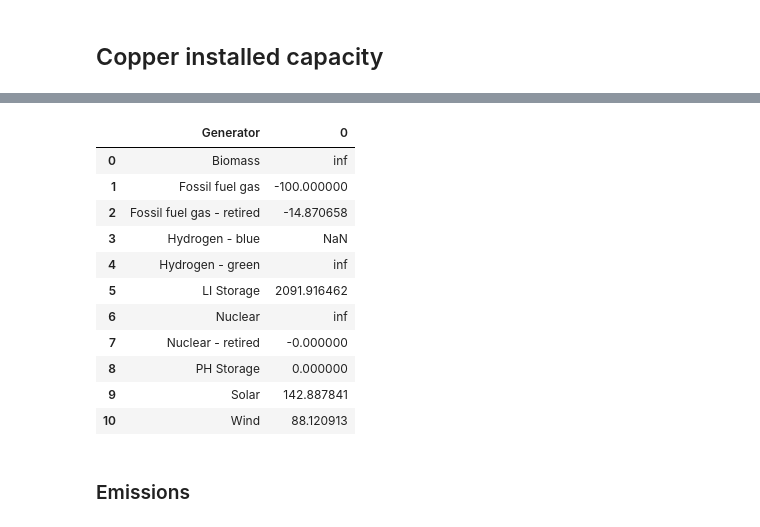
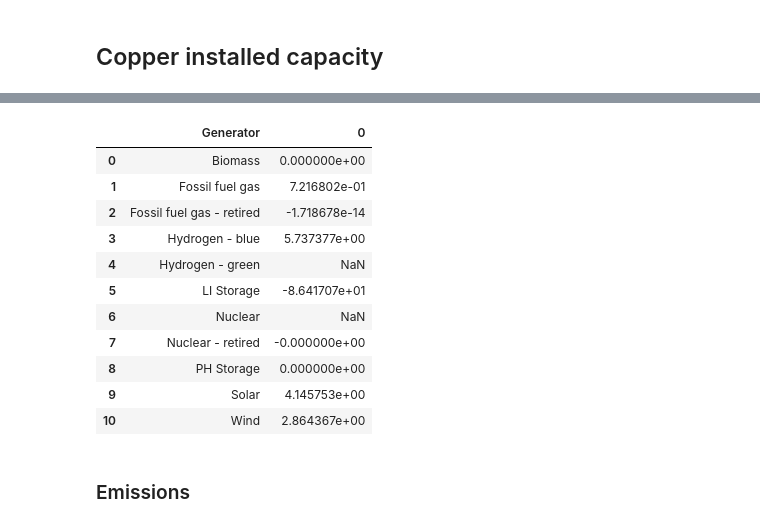
Before and after one commit to david-huck/canadopt, a Jupyter notebook: sandbox.ipynb, the cells around one changed output, grey strips where cells are left out. Drawn from its saved outputs; the diff is of its cells as text; code cells hidden in the pictures.

```diff
--- a/sandbox.ipynb
+++ b/sandbox.ipynb
@@ -116,7 +116,7 @@ def copper_result_dir(abm_result_dir: Path):
     return result_dirs[int(iteration)]
 
 abm_result_dirs = Path("results").iterdir()
-date = "202405"
+date = "20240510"
 abm_result_dirs = [d for d in abm_result_dirs if date in d.name]
 # abm_result_dirs
 result_df = pd.DataFrame(list([(d, copper_result_dir(d)) for d in sorted(abm_result_dirs)]), columns=["ABM path", "ESM path"])
@@ -154,16 +154,16 @@ result_df
 #         for f in path.rglob("*"):
 #             zf.write(f, f)
 # %%
-from zipfile import ZipFile
-from pathlib import Path
+# from zipfile import ZipFile
+# from pathlib import Path
 
-# unzip all the results
-filenames :list[str]= []
-with ZipFile("results_240508","r") as zf:
-    file_list = zf.filelist
-    for f in file_list:
-        fn = f.filename
-        zf.extract(f,)
-        filenames.append(fn)
+# # unzip all the results
+# filenames :list[str]= []
+# with ZipFile("results_240510.zip","r") as zf:
+#     file_list = zf.filelist
+#     for f in file_list:
+#         fn = f.filename
+#         zf.extract(f,)
+#         filenames.append(fn)
 # %% [markdown]
 ## ABM Adoption and energy demands
@@ -250,6 +289,7 @@ emission_dfs = []
 lcoh_dfs = []
 spendings_dfs = []
 retrofit_costs = []
+abm_agg_cost = []
 
 for scenario in result_df.Scenario.unique():
     # print(scenario,":", result_df.query(f"iteration==1 and Scenario=='{scenario}'"))
@@ -284,6 +324,9 @@ for scenario in result_df.Scenario.unique():
     total_spendings["scenario"] = scenario
     spendings_dfs.append(total_spendings)
 
+    abm_agg_annual_costs = abm_total_ann_cost(abm_res)
+    abm_agg_annual_costs["scenario"] = scenario
+    abm_agg_cost.append(abm_agg_annual_costs)
     retrofit_costs.append(get_scenario_retrofit_cost(abm_res))
 
 scenario_tech_shares = pd.concat(tech_share_dfs)
@@ -293,6 +336,7 @@ scenario_subsidies = pd.concat(subsidy_dfs)
 scenario_lcohs = pd.concat(lcoh_dfs)
 scenario_spendings = pd.concat(spendings_dfs)
 scenario_retrofit_costs = pd.concat(retrofit_costs)
+abm_agg_costs = pd.concat(abm_agg_cost)
 
-scenario_emissions.head()
+scenario_retrofit_costs.head()
 # %% [output]
@@ -893,18 +886,18 @@ cum_cap_df
 # %%
-((cum_cap_df["Rapid"] - cum_cap_df["BAU"])/cum_cap_df["BAU"]*100).reset_index()
+((cum_cap_df["CER+"] - cum_cap_df["CER"])/cum_cap_df["CER"]*100).reset_index()
 # %% [output]
 |  | Generator | 0 |
-| 0 | Biomass | inf |
-| 1 | Fossil fuel gas | -100.000000 |
-| 2 | Fossil fuel gas - retired | -14.870658 |
-| 3 | Hydrogen - blue | NaN |
-| 4 | Hydrogen - green | inf |
-| 5 | LI Storage | 2091.916462 |
-| 6 | Nuclear | inf |
-| 7 | Nuclear - retired | -0.000000 |
-| 8 | PH Storage | 0.000000 |
-| 9 | Solar | 142.887841 |
-| 10 | Wind | 88.120913 |
+| 0 | Biomass | 0.000000e+00 |
+| 1 | Fossil fuel gas | 7.216802e-01 |
+| 2 | Fossil fuel gas - retired | -1.718678e-14 |
+| 3 | Hydrogen - blue | 5.737377e+00 |
+| 4 | Hydrogen - green | NaN |
+| 5 | LI Storage | -8.641707e+01 |
+| 6 | Nuclear | NaN |
+| 7 | Nuclear - retired | -0.000000e+00 |
+| 8 | PH Storage | 0.000000e+00 |
+| 9 | Solar | 4.145753e+00 |
+| 10 | Wind | 2.864367e+00 |
 # %%
 from abetam.figures import sciencify_plotly_fig
 import plotly.express as px
```
Also changed, not shown: parts of 32 cells of this notebook.
